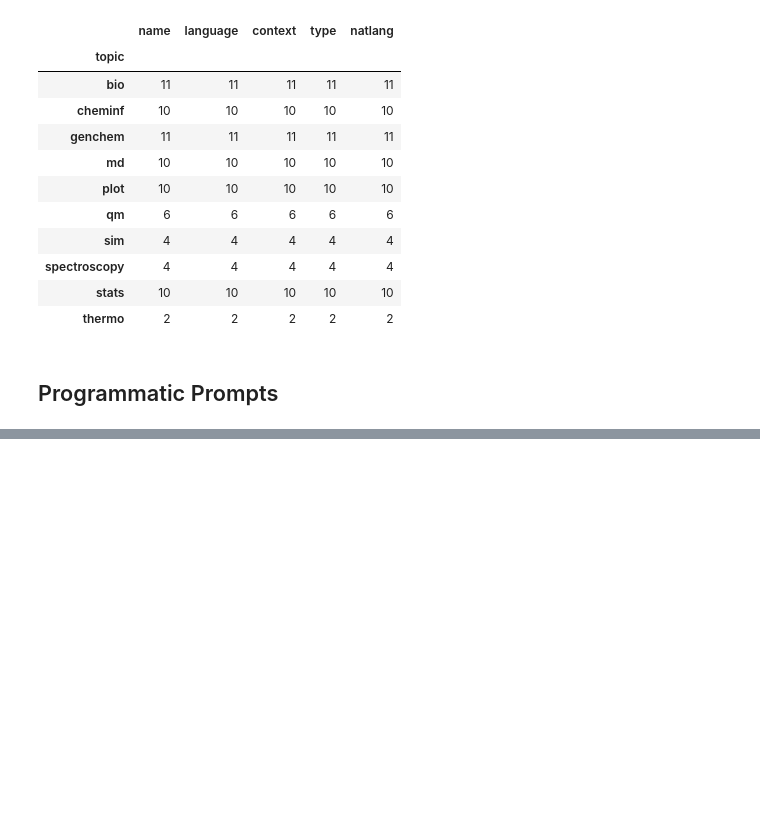
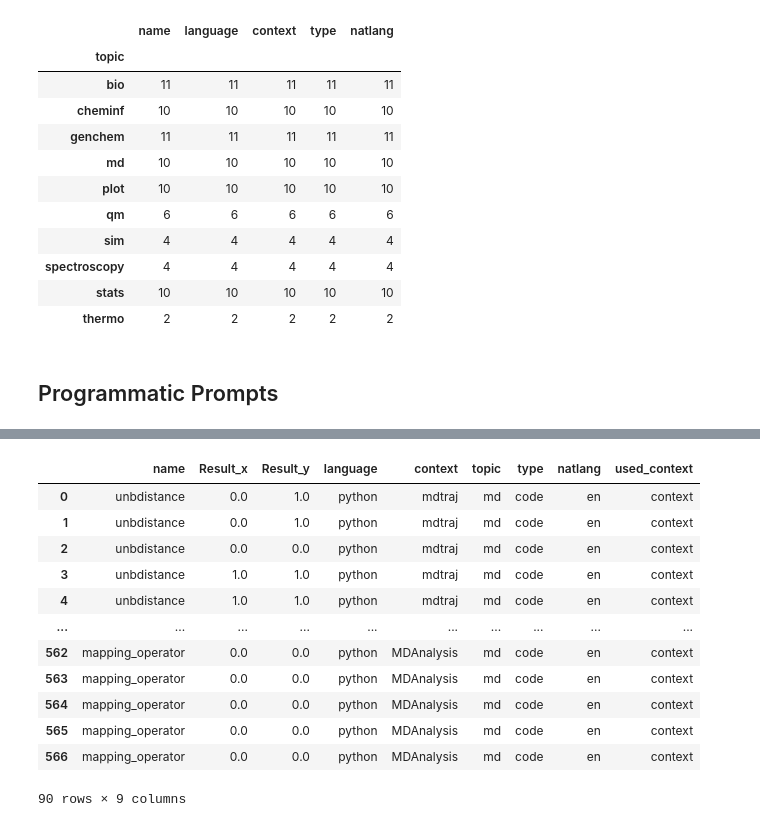
Before and after one commit to ur-whitelab/nlcc-data, a Jupyter notebook: paper/Prompts.ipynb, the cells around one changed output, grey strips where cells are left out. Cells and saved outputs as stored; diff of their text form; code cells hidden in the pictures; blank space fills up the shorter version.

```diff
--- a/paper/Prompts.ipynb
+++ b/paper/Prompts.ipynb
@@ -69,0 +110,16 @@ ParserError: Error tokenizing data. C error: Expected 3 fields in line 34, saw 4
+# %%
+merged[merged.topic == 'md']
+# %% [output]
+|  | name | Result_x | Result_y | language | context | topic | type | natlang | used_context |
+| 0 | unbdistance | 0.0 | 1.0 | python | mdtraj | md | code | en | context |
+| 1 | unbdistance | 0.0 | 1.0 | python | mdtraj | md | code | en | context |
+| 2 | unbdistance | 0.0 | 0.0 | python | mdtraj | md | code | en | context |
+| 3 | unbdistance | 1.0 | 1.0 | python | mdtraj | md | code | en | context |
+| 4 | unbdistance | 1.0 | 1.0 | python | mdtraj | md | code | en | context |
+| ... | ... | ... | ... | ... | ... | ... | ... | ... | ... |
+| 562 | mapping_operator | 0.0 | 0.0 | python | MDAnalysis | md | code | en | context |
+| 563 | mapping_operator | 0.0 | 0.0 | python | MDAnalysis | md | code | en | context |
+| 564 | mapping_operator | 0.0 | 0.0 | python | MDAnalysis | md | code | en | context |
+| 565 | mapping_operator | 0.0 | 0.0 | python | MDAnalysis | md | code | en | context |
+| 566 | mapping_operator | 0.0 | 0.0 | python | MDAnalysis | md | code | en | context |
+90 rows × 9 columns
```
Also changed, not shown: parts of 8 cells of this notebook.
